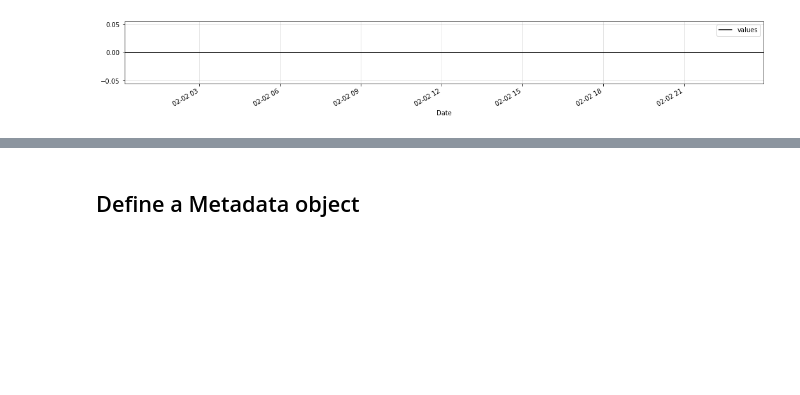
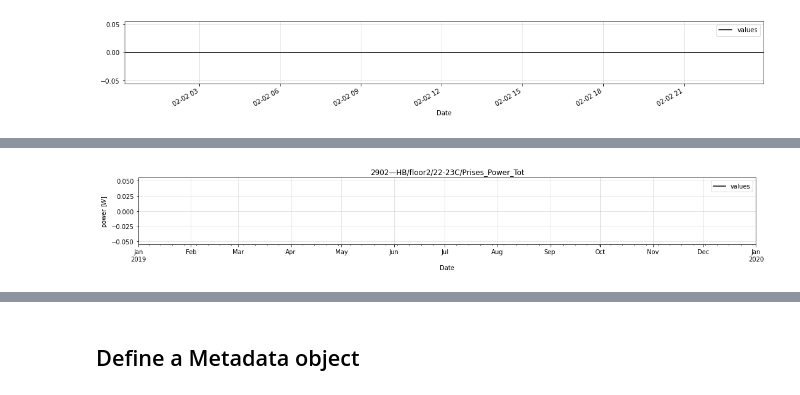
Before and after one commit to timeatlas-dev/timeatlas, a Jupyter notebook: notebooks/scrapbook.ipynb, the cells around one changed output, grey strips where cells are left out. Saved outputs shown, nothing was run; the diff lists cells and outputs as text; code cells hidden in the pictures; blank space fills up the shorter version.

```diff
--- a/notebooks/scrapbook.ipynb
+++ b/notebooks/scrapbook.ipynb
@@ -112,0 +167,4 @@ ts
+# %%
+ts.plot()
+# %% [output]
+[figure, added]
```
Also changed, not shown: parts of 26 cells of this notebook, 1 other file.
